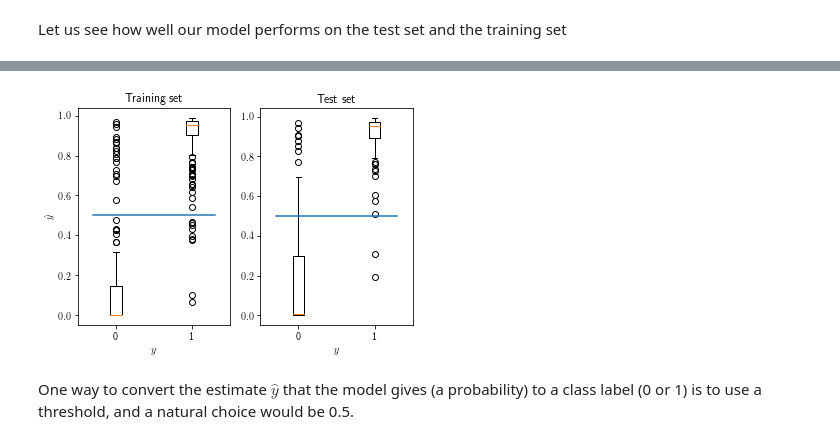
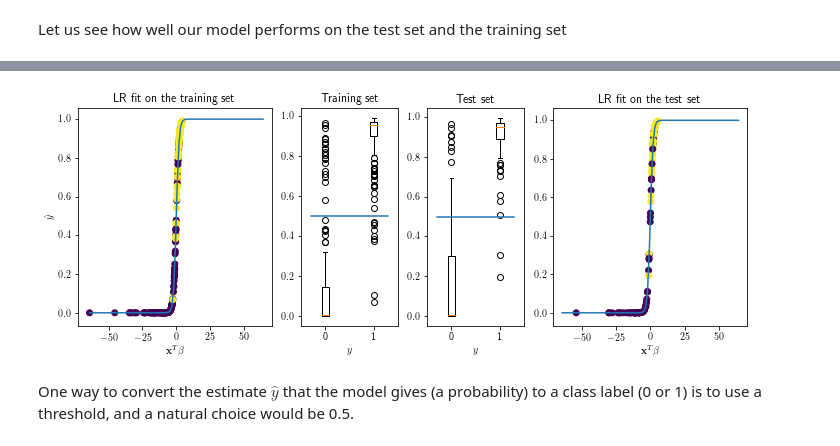
Before and after one commit to sverchkov/bmi-773-content, a Jupyter notebook: ml-lecture-2020-03-23.ipynb, the cells around one changed output, grey strips where cells are left out. Saved outputs shown, nothing was run; the diff lists cells and outputs as text; code cells hidden in the pictures.

```diff
--- a/ml-lecture-2020-03-23.ipynb
+++ b/ml-lecture-2020-03-23.ipynb
@@ -256,26 +240,58 @@ plt.show()
-# %%
-# We can compare the training set and the test set by plotting y-hat vs y
-yhat_train_ps = yhat_train[target_train == 1]
-yhat_train_ns = yhat_train[target_train == 0]
-yhat_test_ps = yhat_test[target_test == 1]
-yhat_test_ns = yhat_test[target_test == 0]
-
-ax1 = plt.subplot(1,2,1)
-ax1.boxplot([yhat_train_ns, yhat_train_ps], positions=[0,1])
-ax1.set_ylabel(r'$\hat y$')
-ax1.set_xlabel(r'$y$')
-ax1.set_title('Training set')
-ax1.plot([-0.3,1.3], [0.5,0.5])
-
-ax2 = plt.subplot(1,2,2)
-ax2.boxplot([yhat_test_ns, yhat_test_ps], positions=[0,1])
-#ax2.set_ylabel(r'$\hat y$')
-ax2.set_xlabel(r'$y$')
-ax2.set_title('Test set')
-ax2.plot([-0.3,1.3], [0.5,0.5])
-
-plt.show()
-# %% [output]
-[figure, removed]
+# %%
+# We can visualize the logistic function fits and classification box plots
+
+xbeta_train = np.dot(features_train, lr.coef_.transpose()) + lr.intercept_
+xbeta_test = np.dot(features_test, lr.coef_.transpose()) + lr.intercept_
+
+yhat_train = lr.predict_proba(features_train)[:,1]
+yhat_test = lr.predict_proba(features_test)[:,1]
+
+xbeta_limit = max(max(abs(xbeta_train)), max(abs(xbeta_test)))
+
+x_line = np.linspace(-xbeta_limit, xbeta_limit, 100)
+y_line = expit(x_line)
+
+# Prepare 4 subplots
+_, (ax1, ax2, ax3, ax4) = plt.subplots(1,4, gridspec_kw={'width_ratios': [2,1,1,2]}, figsize=(12,4))
+
+# Logistic fit on the training set
+#ax1 =
+ax1.plot(x_line, y_line)
+ax1.scatter(xbeta_train, yhat_train, c=target_train)
+ax1.set_xlabel(r'$\mathbf x^T \beta$')
+ax1.set_ylabel(r'$\hat y$')
+ax1.set_title('LR fit on the training set')
+
+# Logistic fit on the test set
+#ax4 = plt.subplot(1,4,4)
+ax4.plot(x_line, y_line)
+ax4.scatter(xbeta_test, yhat_test, c=target_test)
+ax4.set_xlabel(r'$\mathbf x^T \beta$')
+#ax4.set_ylabel(r'$\hat y$')
+ax4.set_title('LR fit on the test set')
+
+# We can compare the training set and the test set by plotting y-hat vs y
+yhat_train_ps = yhat_train[target_train == 1]
+yhat_train_ns = yhat_train[target_train == 0]
+yhat_test_ps = yhat_test[target_test == 1]
+yhat_test_ns = yhat_test[target_test == 0]
+
+#ax2 = plt.subplot(1,4,2)
+ax2.boxplot([yhat_train_ns, yhat_train_ps], positions=[0,1])
+#ax2.set_ylabel(r'$\hat y$')
+ax2.set_xlabel(r'$y$')
+ax2.set_title('Training set')
+ax2.plot([-0.3,1.3], [0.5,0.5])
+
+#ax3 = plt.subplot(1,4,3)
+ax3.boxplot([yhat_test_ns, yhat_test_ps], positions=[0,1])
+#ax3.set_ylabel(r'$\hat y$')
+ax3.set_xlabel(r'$y$')
+ax3.set_title('Test set')
+ax3.plot([-0.3,1.3], [0.5,0.5])
+
+plt.show()
+# %% [output]
+[figure, added]
 # %% [markdown]
 One way to convert the estimate $\hat y$ that the model gives (a probability) to a class label (0 or 1) is to use a threshold, and a natural choice would be 0.5.
```
Also changed, not shown: parts of 27 cells of this notebook, 1 other file.
